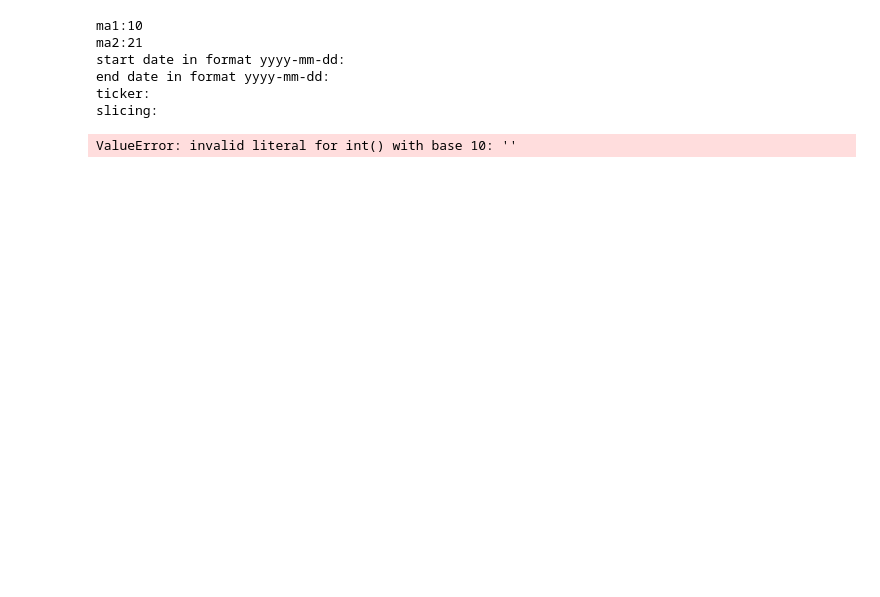
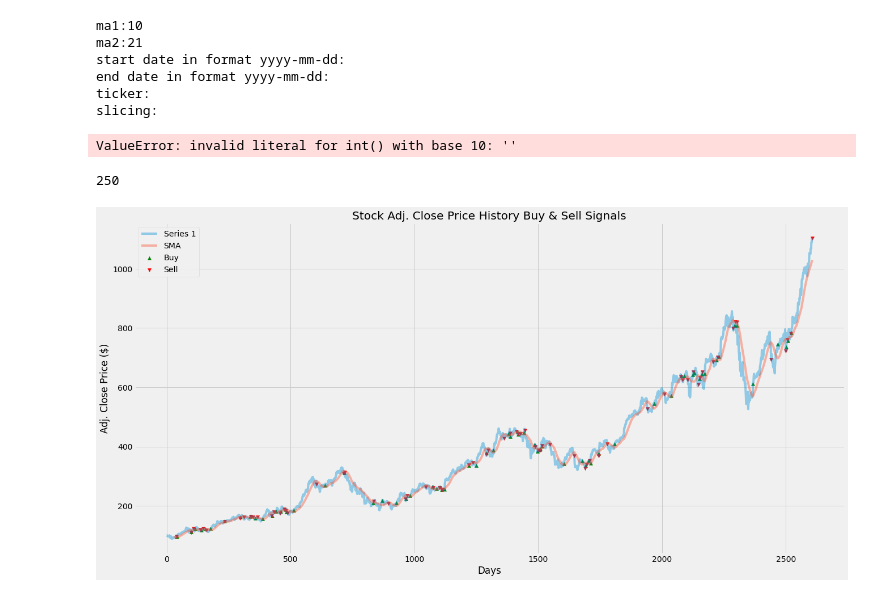
Before and after one commit to oscarwoodi/BHProj2Team1, a Jupyter notebook: MACD and AWESOME Oscillator.ipynb, the cells around one changed output. Cells and saved outputs as stored; diff of their text form; code cells hidden in the pictures; blank space fills up the shorter version.

Commit message:
inflexion

```diff
--- a/MACD and AWESOME Oscillator.ipynb
+++ b/MACD and AWESOME Oscillator.ipynb
@@ -10,6 +10,7 @@ import seaborn as sns
 from datetime import datetime
 # %%
 df = pd.read_excel('Data/Time Series Data.xlsx', index_col = 'Day')
+df = df
 # %%
 def macd(signals):
 
@@ -142,3 +143,12 @@ end date in format yyyy-mm-dd:
 ticker:
 slicing:
 ValueError: invalid literal for int() with base 10: ''
+# %%
+window = 0
+data = df['Series 1']
+SMA = data.rolling(window = window).mean()
+gradients = pd.Series(np.gradient(SMA))
+# %%
+gradients.isna().sum()
+# %% [output]
+250
@@ -144,0 +207,22 @@ ValueError: invalid literal for int() with base 10: ''
+# %%
+window =30
+series = 'Series 1'
+lag = 1
+# =========================================
+
+#Store the buy and sell data into a variable
+buy_sell_data = rolling_averages_inflexions(df[series], window)
+
+# visualise test
+plt.figure(figsize=(20, 10))
+plt.plot(df[series], label=series, alpha=0.4)
+plt.plot(df[series].rolling(window=window).mean(), label='SMA', alpha=0.4)
+plt.scatter(df.index, buy_sell_data[0], label='Buy', marker='^', color='green')
+plt.scatter(df.index, buy_sell_data[1], label='Sell', marker='v', color='red')
+plt.title('Stock Adj. Close Price History Buy & Sell Signals')
+plt.xlabel('Days')
+plt.ylabel('Adj. Close Price ($)')
+plt.legend(loc='upper left')
+plt.show()
+# %% [output]
+[figure, added]
```
Also changed, not shown: parts of 7 cells of this notebook.
